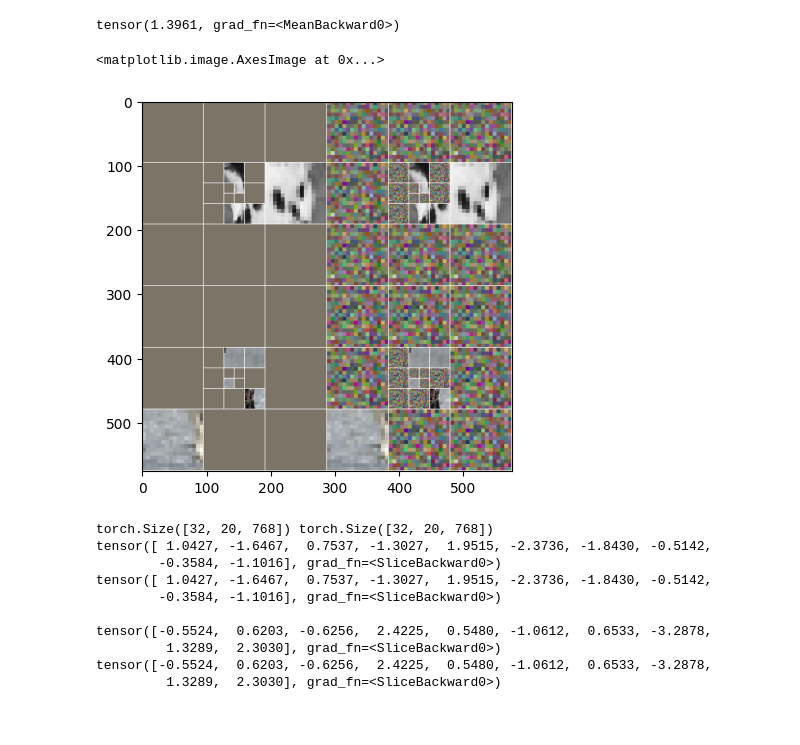
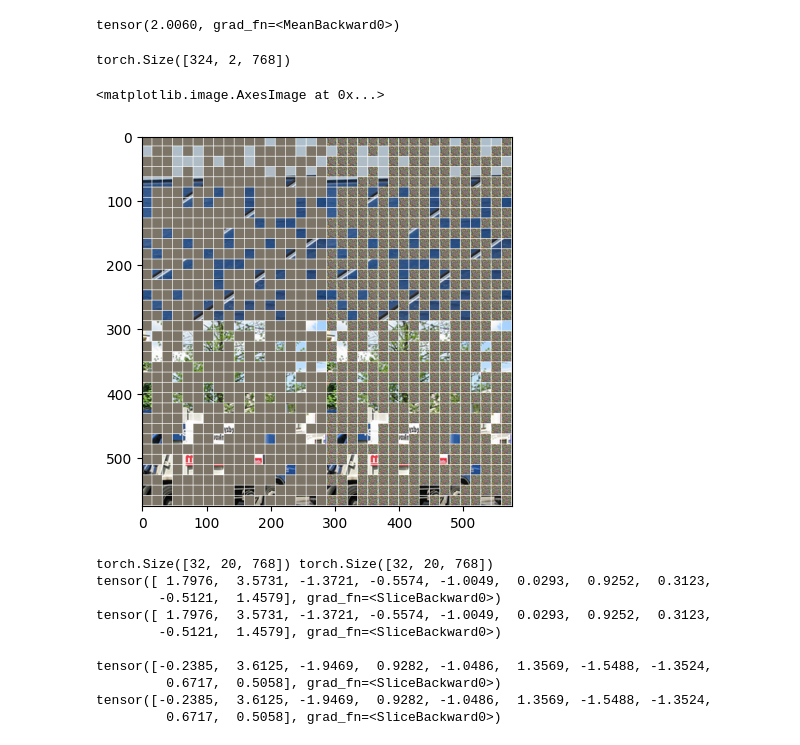
Before and after one commit to ian-chuang/gaze-av-aloha, a Jupyter notebook: pretrain/dataset.ipynb, the cells around one changed output. Cells and saved outputs as stored; diff of their text form; code cells hidden in the pictures.

```diff
--- a/pretrain/dataset.ipynb
+++ b/pretrain/dataset.ipynb
@@ -27,7 +27,7 @@ Clipping input data to the valid range for imshow with RGB data ([0..1] for floa
 # %%
 from mae import BaseImageTokenizer, FoveatedImageTokenizer, MAE_Encoder, MAE_Decoder, MAE_ViT
 
-tokenizer = FoveatedImageTokenizer(token_size=16, height=288, width=288)
+tokenizer = BaseImageTokenizer()
 encoder = MAE_Encoder(
     num_tokens=tokenizer.get_num_tokens(),
     num_registers=1,
@@ -58,31 +58,36 @@ tokens, pred_tokens, mask = mae(img, centers)
 loss = torch.mean((pred_tokens - tokens) ** 2 * mask / 0.75)
 print(loss)
 # %% [output]
-tensor(1.3961, grad_fn=<MeanBackward0>)
+tensor(2.0060, grad_fn=<MeanBackward0>)
 # %%
 denormalize = transforms.Normalize(
     mean=[-0.485 / 0.229, -0.456 / 0.224, -0.406 / 0.225],
     std=[1 / 0.229, 1 / 0.224, 1 / 0.225]
 )
 
+print(tokens.shape)
+
 viz = []
 mask = mask.to(torch.bool)
-viz_tokens = denormalize(einops.rearrange(tokens * (~mask), "n b (c h w) -> b n c h w", c=3, h=16, w=16)).clip(0, 1)
+viz_tokens = denormalize(einops.rearrange(tokens, "n b (c h w) -> b n c h w", c=3, h=16, w=16)).clip(0, 1)
+viz_tokens_masked = denormalize(einops.rearrange(tokens * (~mask), "n b (c h w) -> b n c h w", c=3, h=16, w=16)).clip(0, 1)
 viz_pred_tokens = pred_tokens.detach()
 viz_pred_tokens[~mask] = tokens[~mask]  # Fill masked tokens with original tokens
 viz_pred_tokens = denormalize(einops.rearrange(viz_pred_tokens, "n b (c h w) -> b n c h w", c=3, h=16, w=16)).clip(0, 1)
 for i in range(viz_tokens.size(0)):
     viz.append(
         torch.cat([
             tokenizer.generate_visualization(viz_tokens[i]),
+            tokenizer.generate_visualization(viz_tokens_masked[i]),
             tokenizer.generate_visualization(viz_pred_tokens[i])
         ], dim=2)
     )
 viz = torch.cat(viz, dim=1)
 plt.imshow(viz.permute(1, 2, 0).numpy())
 # %% [output]
-<matplotlib.image.AxesImage at 0x...>
+torch.Size([324, 2, 768])
+<matplotlib.image.AxesImage at 0x...>
-[figure, old version]
+[figure, new version]
 # %%
 from gaze_av_aloha.policies.gaze_policy.vit import create_vit_b
 
@@ -127,15 +132,15 @@ print(encoder_reg[0,0,:10])
 print(vit_reg[0,0,:10])
 # %% [output]
 torch.Size([32, 20, 768]) torch.Size([32, 20, 768])
-tensor([ 1.0427, -1.6467,  0.7537, -1.3027,  1.9515, -2.3736, -1.8430, -0.5142,
-        -0.3584, -1.1016], grad_fn=<SliceBackward0>)
-tensor([ 1.0427, -1.6467,  0.7537, -1.3027,  1.9515, -2.3736, -1.8430, -0.5142,
-        -0.3584, -1.1016], grad_fn=<SliceBackward0>)
+tensor([ 1.7976,  3.5731, -1.3721, -0.5574, -1.0049,  0.0293,  0.9252,  0.3123,
+        -0.5121,  1.4579], grad_fn=<SliceBackward0>)
+tensor([ 1.7976,  3.5731, -1.3721, -0.5574, -1.0049,  0.0293,  0.9252,  0.3123,
+        -0.5121,  1.4579], grad_fn=<SliceBackward0>)
 
-tensor([-0.5524,  0.6203, -0.6256,  2.4225,  0.5480, -1.0612,  0.6533, -3.2878,
-         1.3289,  2.3030], grad_fn=<SliceBackward0>)
-tensor([-0.5524,  0.6203, -0.6256,  2.4225,  0.5480, -1.0612,  0.6533, -3.2878,
-         1.3289,  2.3030], grad_fn=<SliceBackward0>)
+tensor([-0.2385,  3.6125, -1.9469,  0.9282, -1.0486,  1.3569, -1.5488, -1.3524,
+         0.6717,  0.5058], grad_fn=<SliceBackward0>)
+tensor([-0.2385,  3.6125, -1.9469,  0.9282, -1.0486,  1.3569, -1.5488, -1.3524,
+         0.6717,  0.5058], grad_fn=<SliceBackward0>)
 # %%
 # plot torch.randn(500, 2) * 0.2
 x = torch.randn(500, 2) * 0.2
```
Also changed, not shown: parts of 2 cells of this notebook, 2 other files.
